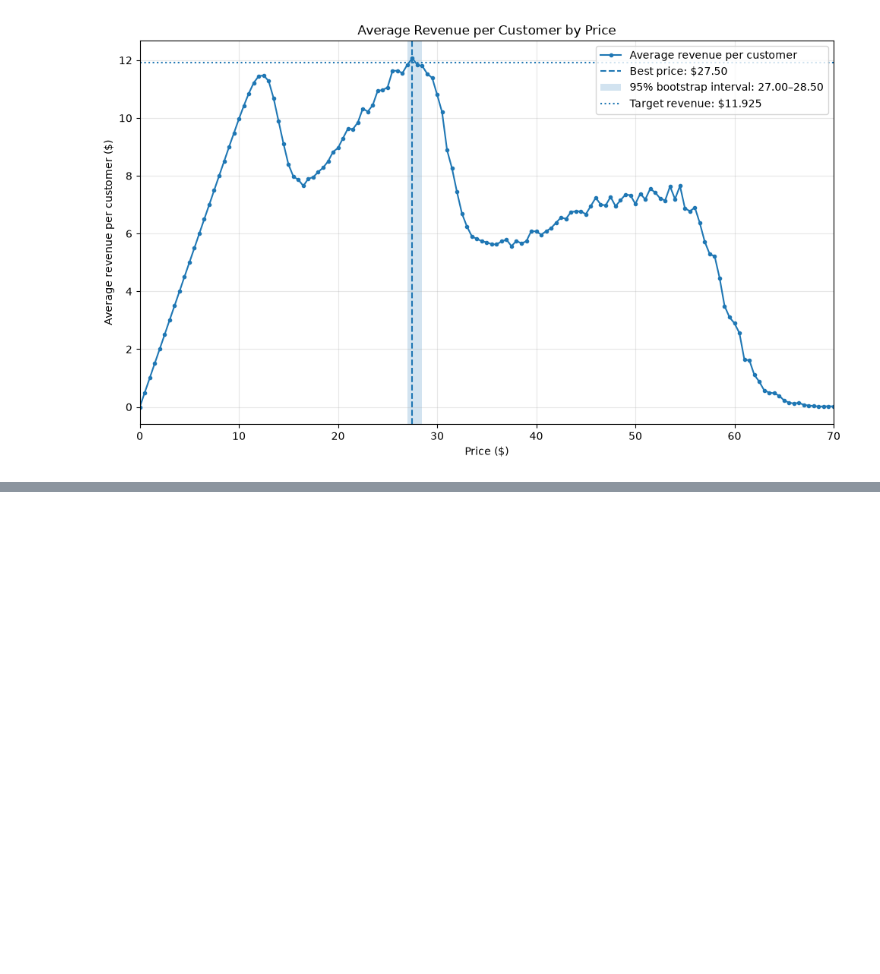
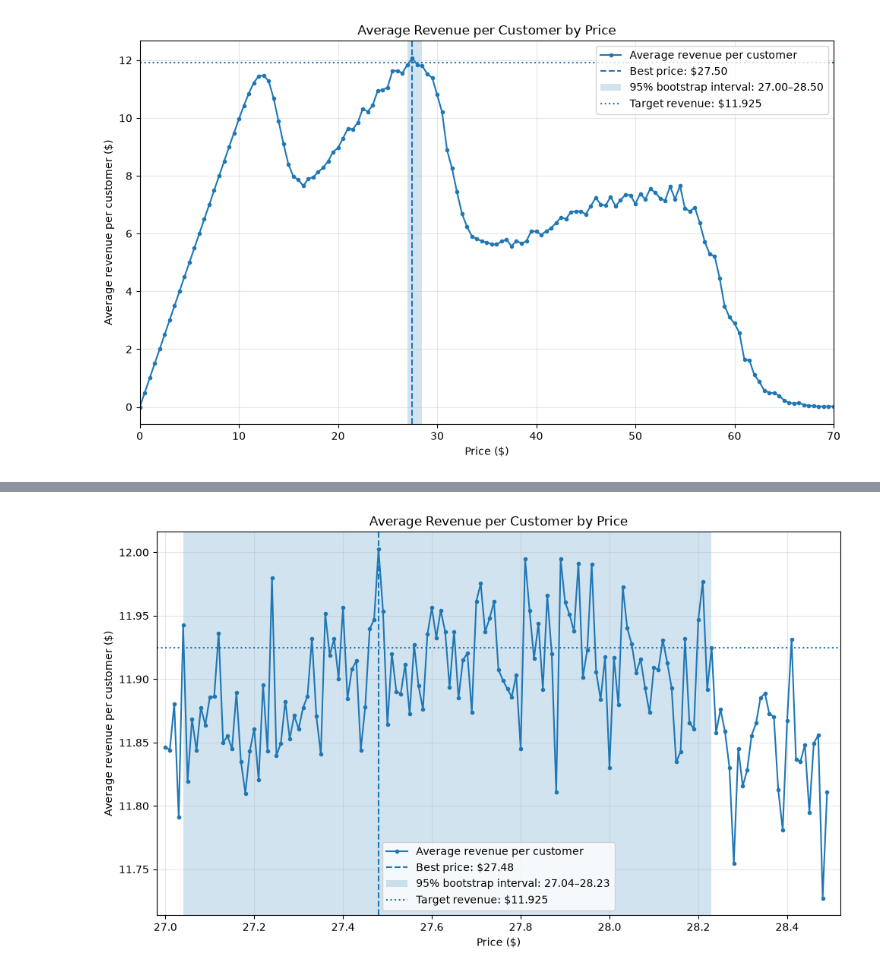
Before and after one commit to JJSutkus/uu_inference, a Jupyter notebook: thr_lab/optimal_price.ipynb, the cells around one changed output, grey strips where cells are left out. Saved outputs shown, nothing was run; the diff lists cells and outputs as text; code cells hidden in the pictures; blank space fills up the shorter version.

```diff
--- a/thr_lab/optimal_price.ipynb
+++ b/thr_lab/optimal_price.ipynb
@@ -83,8 +85,10 @@ Best price: 27.5
 Estimated revenue per customer: 12.066610786946887
 Total customers experimented with: 1411203
 # %%
+# bootstrap to build confidence interval for the true optimal price
+
 bootstrap_best_prices = []
-B = 2000
+B = 1000
 
 for b in range(B):
     bootstrap_results = []
@@ -169,0 +176,2 @@ plt.show()
+# %%
+prices2 = np.arange(27.0, 28.51, .01)
@@ -169,0 +245,50 @@ plt.show()
+# %%
+import matplotlib.pyplot as plt
+import numpy as np
+
+prices_plot = np.array(sorted(revenue_samples.keys()))
+
+average_revenues = [
+    np.mean(revenue_samples[p])
+    for p in prices_plot
+]
+
+# Plot the results
+plt.figure(figsize=(10, 6))
+
+plt.plot(
+    prices_plot,
+    average_revenues,
+    marker=".",
+    label="Average revenue per customer"
+)
+
+plt.axvline(
+    best_price,
+    linestyle="--",
+    label=f"Best price: ${best_price:.2f}"
+)
+
+plt.axvspan(
+    lower,
+    upper,
+    alpha=0.2,
+    label=f"95% bootstrap interval: ${lower:.2f}–${upper:.2f}"
+)
+
+plt.axhline(
+    11.925,
+    linestyle=":",
+    label="Target revenue: $11.925"
+)
+
+plt.xlabel("Price ($)")
+plt.ylabel("Average revenue per customer ($)")
+plt.title("Average Revenue per Customer by Price")
+plt.xlim(26.98, 28.52)
+plt.legend()
+plt.grid(True, alpha=0.3)
+plt.tight_layout()
+plt.show()
+# %% [output]
+[figure, added]
```
Also changed, not shown: parts of 6 cells of this notebook, 1 other file.
